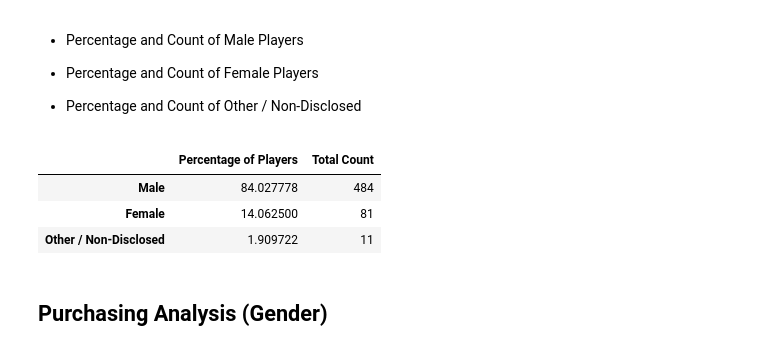
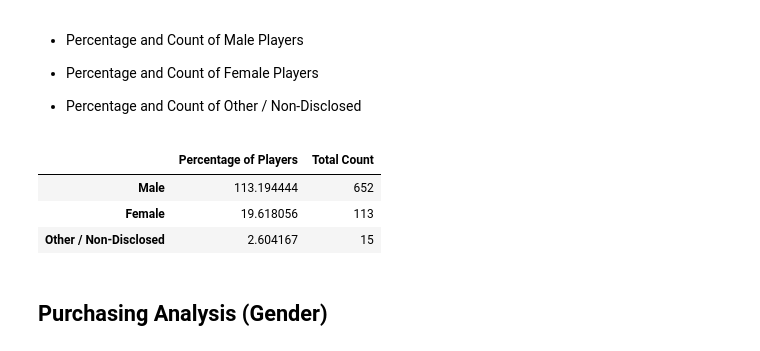
Before and after one commit to nehuffman13/pandas-challenge, a Jupyter notebook: HeroesOfPymoli_starter.ipynb, the cells around one changed output. Drawn from its saved outputs; the diff is of its cells as text; code cells hidden in the pictures.

```diff
--- a/HeroesOfPymoli_starter.ipynb
+++ b/HeroesOfPymoli_starter.ipynb
@@ -77,22 +77,22 @@ purchasing_analysis_df.style.format({'Average Price':"${:,.2f}",
 * Percentage and Count of Other / Non-Disclosed
 # %%
 #group by gender
-gender_count = purchase_data[["Gender", "SN"]]
+gender_count = purchase_data[["Gender", "SN", "Purchase ID", "Price"]]
 gender_count = gender_count.drop_duplicates()
 final_count = gender_count["Gender"].value_counts()
 
 #list the values
 percentage_players = final_count / total_players * 100
 
 #create a new dataframe
 gender_demographics = pd.DataFrame({ "Percentage of Players": percentage_players,"Total Count": final_count
 })
 gender_demographics
 # %% [output]
 |  | Percentage of Players | Total Count |
-| Male | 84.027778 | 484 |
-| Female | 14.062500 | 81 |
-| Other / Non-Disclosed | 1.909722 | 11 |
+| Male | 113.194444 | 652 |
+| Female | 19.618056 | 113 |
+| Other / Non-Disclosed | 2.604167 | 15 |
 # %% [markdown]
 
 ## Purchasing Analysis (Gender)
```
Also changed, not shown: parts of 1 cell of this notebook.
